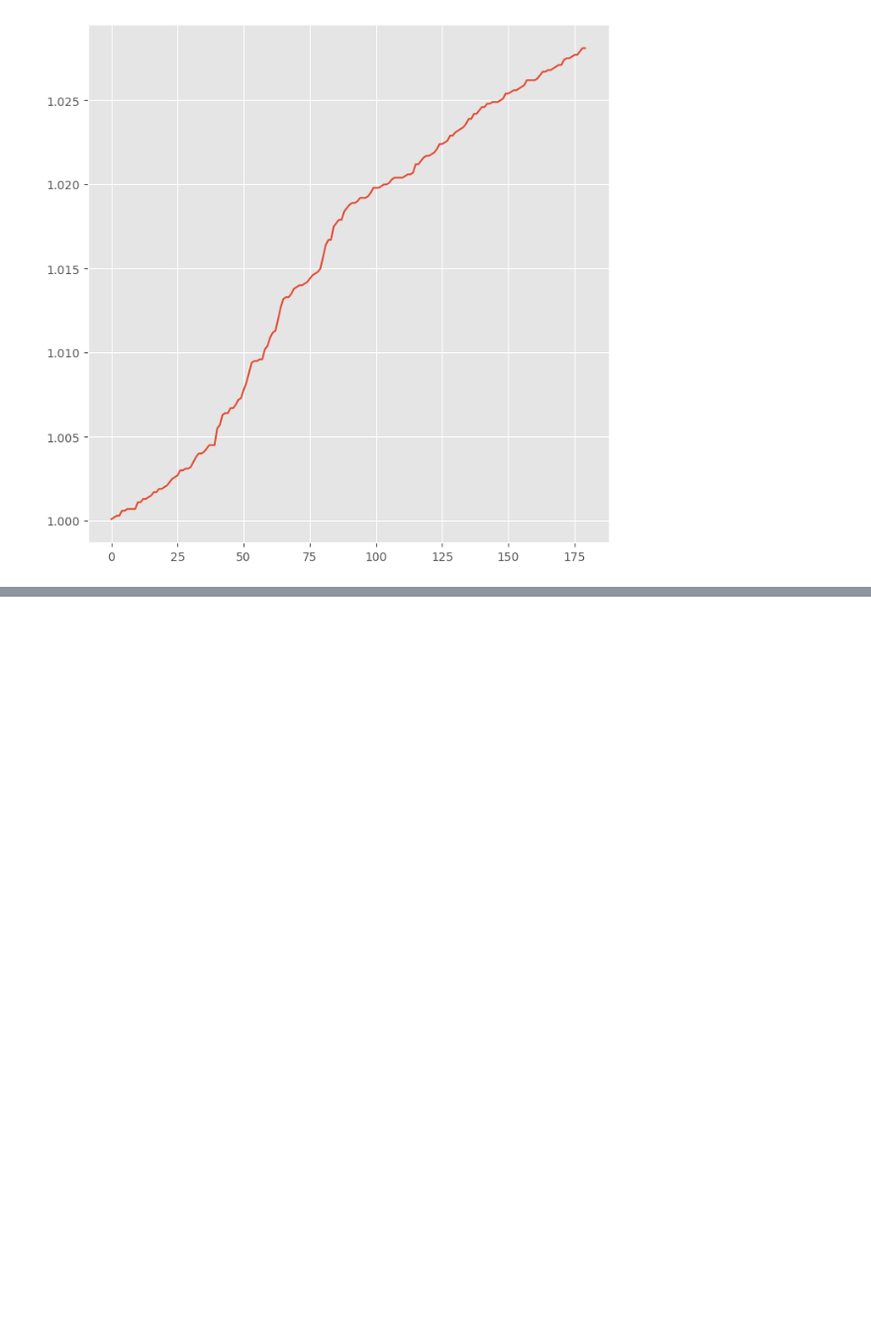
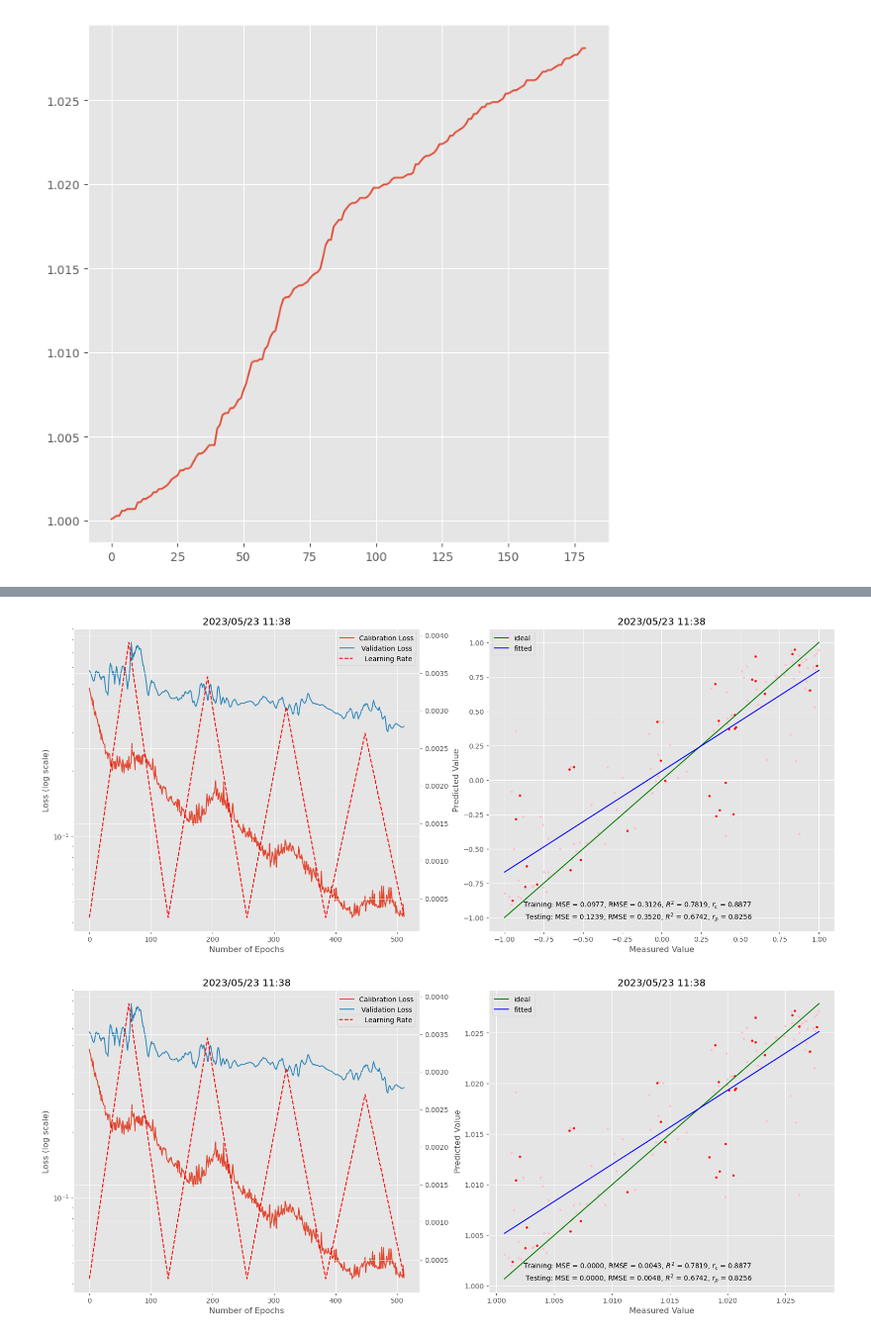
Before and after one commit to Lewis0511/CNN, a Jupyter notebook: 230508.ipynb, the cells around one changed output, grey strips where cells are left out. Shown: that part at 99% size. Drawn from its saved outputs; the diff is of its cells as text; code cells hidden in the pictures; blank space fills up the shorter version.

```diff
--- a/230508.ipynb
+++ b/230508.ipynb
@@ -1184,0 +1329,19 @@ plot_loss_and_prediction(history, USG_train, USG_train_pred, USG_test, USG_test_
+# %%
+model.load_weights('model.h5')
+
+Y_train_pred = model(X_train, training=False).numpy().squeeze()
+Y_test_pred  = model(X_test , training=False).numpy().squeeze()
+
+USG_train = (Y_train + 1) * (max(USG) - min(USG)) / 2 + min(USG)
+USG_test  = (Y_test  + 1) * (max(USG) - min(USG)) / 2 + min(USG)
+
+USG_train_pred = (Y_train_pred + 1) * (max(USG) - min(USG)) / 2 + min(USG)
+USG_test_pred  = (Y_test_pred  + 1) * (max(USG) - min(USG)) / 2 + min(USG)
+
+if 'lr' not in history.history: history.history['lr'] = CLR(range(len(history.history['loss'])))
+
+plot_loss_and_prediction(history,   Y_train,   Y_train_pred,   Y_test,   Y_test_pred);
+plot_loss_and_prediction(history, USG_train, USG_train_pred, USG_test, USG_test_pred);
+# %% [output]
+[figure, added]
+[figure, added]
```
Also changed, not shown: parts of 27 cells of this notebook.
